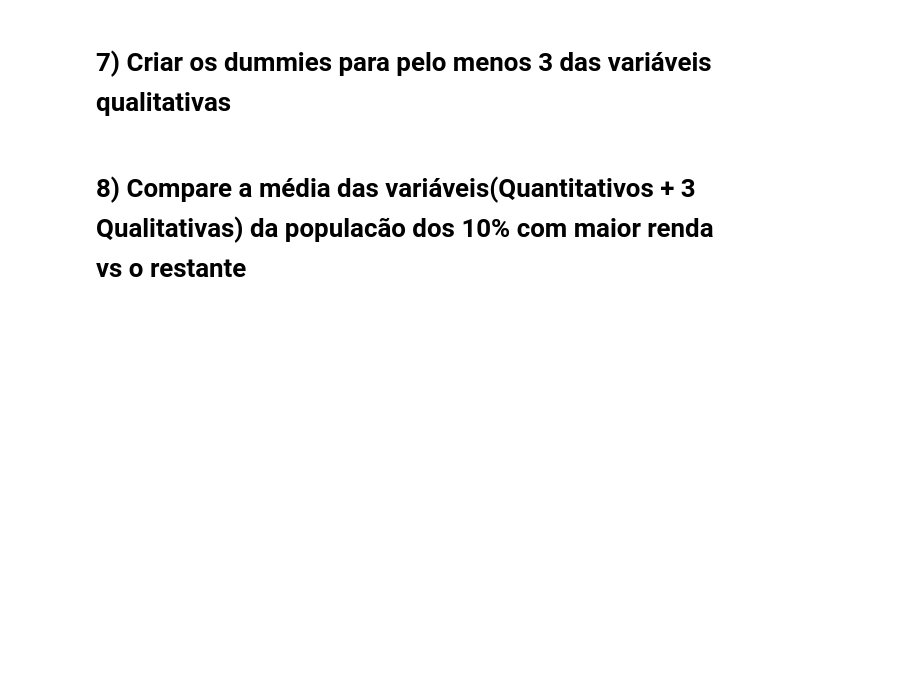
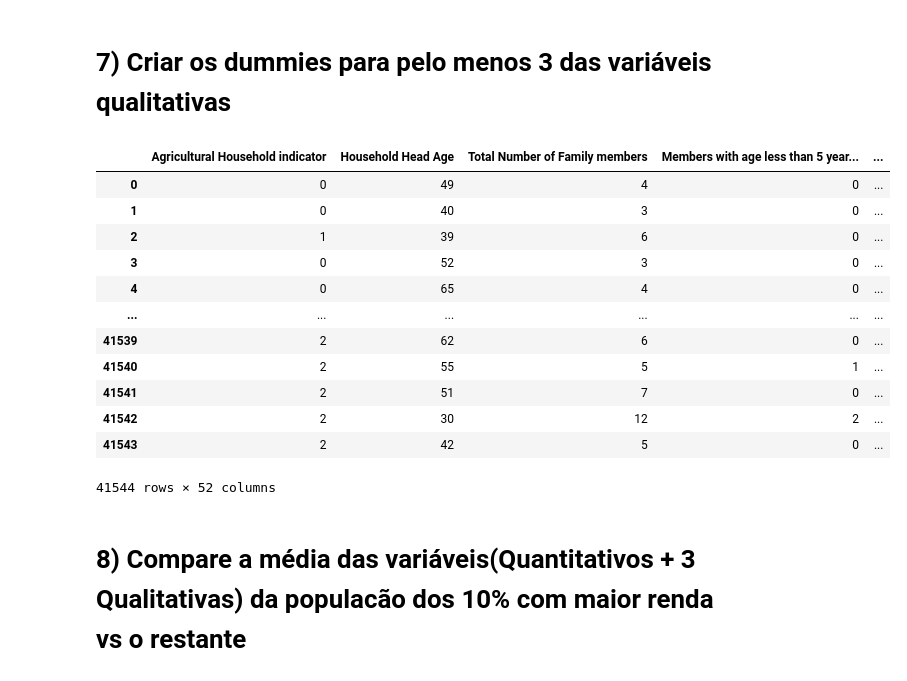
Before and after one commit to marcelaqueiroz/letscode_pandas, a Jupyter notebook: projeto_pandas.ipynb, the cells around one changed output. Cells and saved outputs as stored; diff of their text form; code cells hidden in the pictures; blank space fills up the shorter version.

```diff
--- a/projeto_pandas.ipynb
+++ b/projeto_pandas.ipynb
@@ -347,19 +285,8 @@ df_iqr_median
 - Frequência Relativa
 - Frequência Relativa Acumulada
 # %%
-def generate_frequency_report(column):
-    abs_freq = column.value_counts()  # Absolute frequency
-    rel_freq = abs_freq / abs_freq.sum()  # Relative frequency
-    cum_freq = rel_freq.cumsum()  # Cumulative frequency
-    rel_cum_freq = (rel_freq * 100).cumsum()  # Relative cumulative frequency
-    df = pd.DataFrame([abs_freq, cum_freq, rel_freq, rel_cum_freq]).T
-    df.columns = ['F. Absoluta', 'F. Acumulada', 'F. Relativa', 'F. Relativa Acumulada']
-    print(f'-----------------------------------------------------------\n\n{column.name}')
-    display(df)
-
-
-df_qualitative = df_merged.select_dtypes(include='object')
-_ = df_qualitative.apply(lambda column: generate_frequency_report(column))
+# Gera relatorio de frequencia para as variaveis qualitativas
+_ = df_qualitative.apply(manip.generate_frequency_report)
 # %% [output]
 -----------------------------------------------------------
 
@@ -449,15 +383,21 @@ display(top_ten_percent)
 # %% [markdown]
 # 7) Criar os dummies para pelo menos 3 das variáveis qualitativas
 # %%
-# df_qualitative['Main Source of Income'].unique()
-# df_qualitative['Household Head Sex'].unique()
-# df_qualitative['Type of Household'].unique()
-
-def to_dummy(df_qualitative, df_quantitative):
-    df_dummies = pd.get_dummies(df_qualitative[qualitative_columns])
-    df_quantitative_dummies = (pd.concat([df_quantitative, df_dummies], axis='columns'))
-    return df_quantitative_dummies
-
-
+# Cria os dummies das colunas desejadas e concatena com o dataframe de quantitativas
 qualitative_columns = ['Main Source of Income', 'Household Head Sex', 'Type of Household']
-df_dummies = to_dummy(df_qualitative, df_quantitative)
+df_dummies = manip.to_dummy(df_qualitative, df_quantitative, qualitative_columns)
+display(df_dummies)
+# %% [output]
+|  | Agricultural Household indicator | Household Head Age | Total Number of Family members | Members with age less than 5 year... | ... |
+| 0 | 0 | 49 | 4 | 0 | ... |
+| 1 | 0 | 40 | 3 | 0 | ... |
+| 2 | 1 | 39 | 6 | 0 | ... |
+| 3 | 0 | 52 | 3 | 0 | ... |
+| 4 | 0 | 65 | 4 | 0 | ... |
+| ... | ... | ... | ... | ... | ... |
+| 41539 | 2 | 62 | 6 | 0 | ... |
+| 41540 | 2 | 55 | 5 | 1 | ... |
+| 41541 | 2 | 51 | 7 | 0 | ... |
+| 41542 | 2 | 30 | 12 | 2 | ... |
+| 41543 | 2 | 42 | 5 | 0 | ... |
+41544 rows × 52 columns
```
Also changed, not shown: parts of 11 cells of this notebook, 2 other files.
